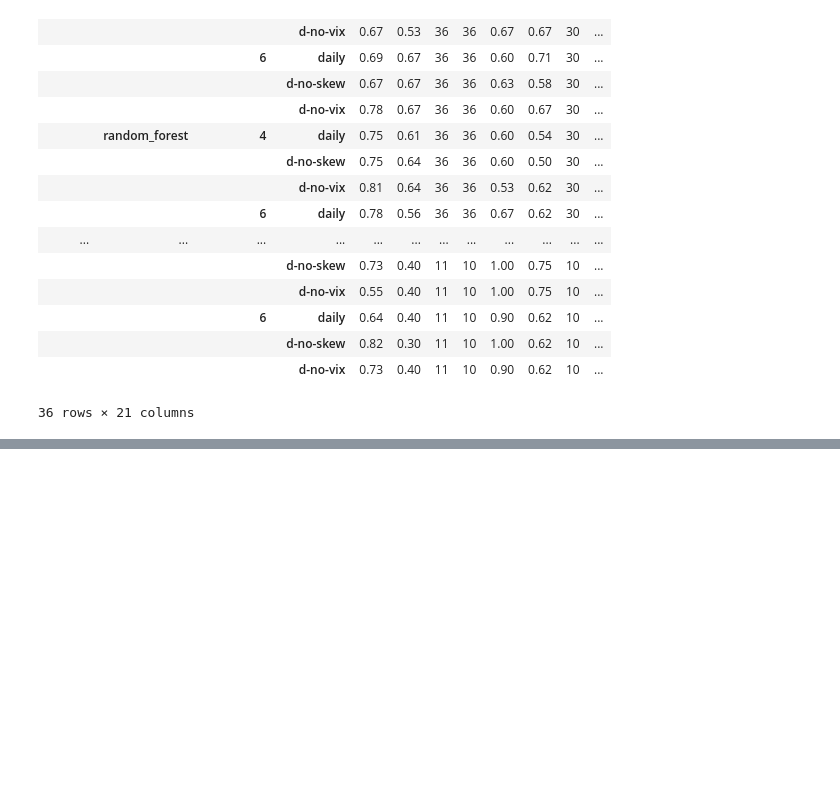
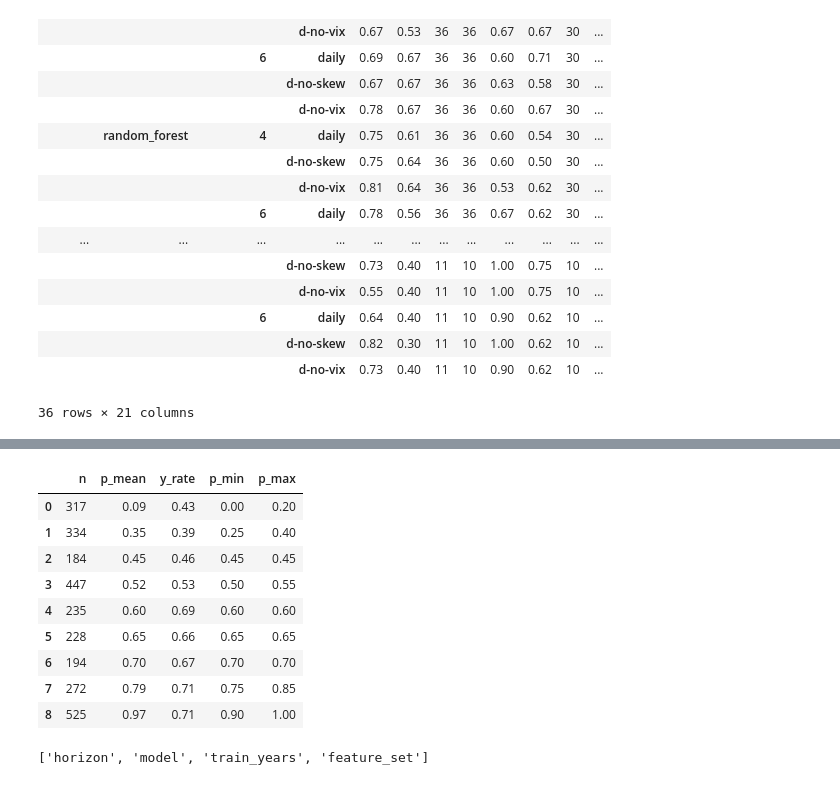
Before and after one commit to bchase17/Fracturion, a Jupyter notebook: Intraday_Model_Pipeline/performance_assessment.ipynb, the cells around one changed output, grey strips where cells are left out. Saved outputs shown, nothing was run; the diff lists cells and outputs as text; code cells hidden in the pictures; blank space fills up the shorter version.

```diff
--- a/Intraday_Model_Pipeline/performance_assessment.ipynb
+++ b/Intraday_Model_Pipeline/performance_assessment.ipynb
@@ -275,0 +376,40 @@ all_flip.round(2)               # all horizons stacked with "horizon" index leve
+# %%
+def calibration_table(g, n_bins=8):
+    y = g[y_col].astype(int).to_numpy()
+    p = np.clip(g[p_col].to_numpy(dtype=float), 1e-15, 1-1e-15)
+
+    # quantile bins (stable counts); duplicates="drop" prevents errors if probs repeat
+    bins = pd.qcut(p, q=n_bins, duplicates="drop")
+
+    out = (
+        pd.DataFrame({"bin": bins, "y": y, "p": p})
+        .groupby("bin", observed=True)
+        .agg(
+            n=("y", "size"),
+            p_mean=("p", "mean"),   # predicted probability avg
+            y_rate=("y", "mean"),   # observed frequency
+            p_min=("p", "min"),
+            p_max=("p", "max"),
+        )
+        .reset_index(drop=True)
+        .sort_values("p_mean")
+    )
+    return out
+
+cols = ['horizon']
+# example: get calibration table for ONE group
+key = (2)  # change
+g = perf_df.set_index(cols).loc[key].reset_index()
+calib_tbl = calibration_table(g, n_bins=10)
+round(calib_tbl,2)
+# %% [output]
+|  | n | p_mean | y_rate | p_min | p_max |
+| 0 | 317 | 0.09 | 0.43 | 0.00 | 0.20 |
+| 1 | 334 | 0.35 | 0.39 | 0.25 | 0.40 |
+| 2 | 184 | 0.45 | 0.46 | 0.45 | 0.45 |
+| 3 | 447 | 0.52 | 0.53 | 0.50 | 0.55 |
+| 4 | 235 | 0.60 | 0.69 | 0.60 | 0.60 |
+| 5 | 228 | 0.65 | 0.66 | 0.65 | 0.65 |
+| 6 | 194 | 0.70 | 0.67 | 0.70 | 0.70 |
+| 7 | 272 | 0.79 | 0.71 | 0.75 | 0.85 |
+| 8 | 525 | 0.97 | 0.71 | 0.90 | 1.00 |
@@ -275,0 +444,4 @@ all_flip.round(2)               # all horizons stacked with "horizon" index leve
+# %%
+gcols
+# %% [output]
+['horizon', 'model', 'train_years', 'feature_set']
```
Also changed, not shown: parts of 3 cells of this notebook, 3 other files.
